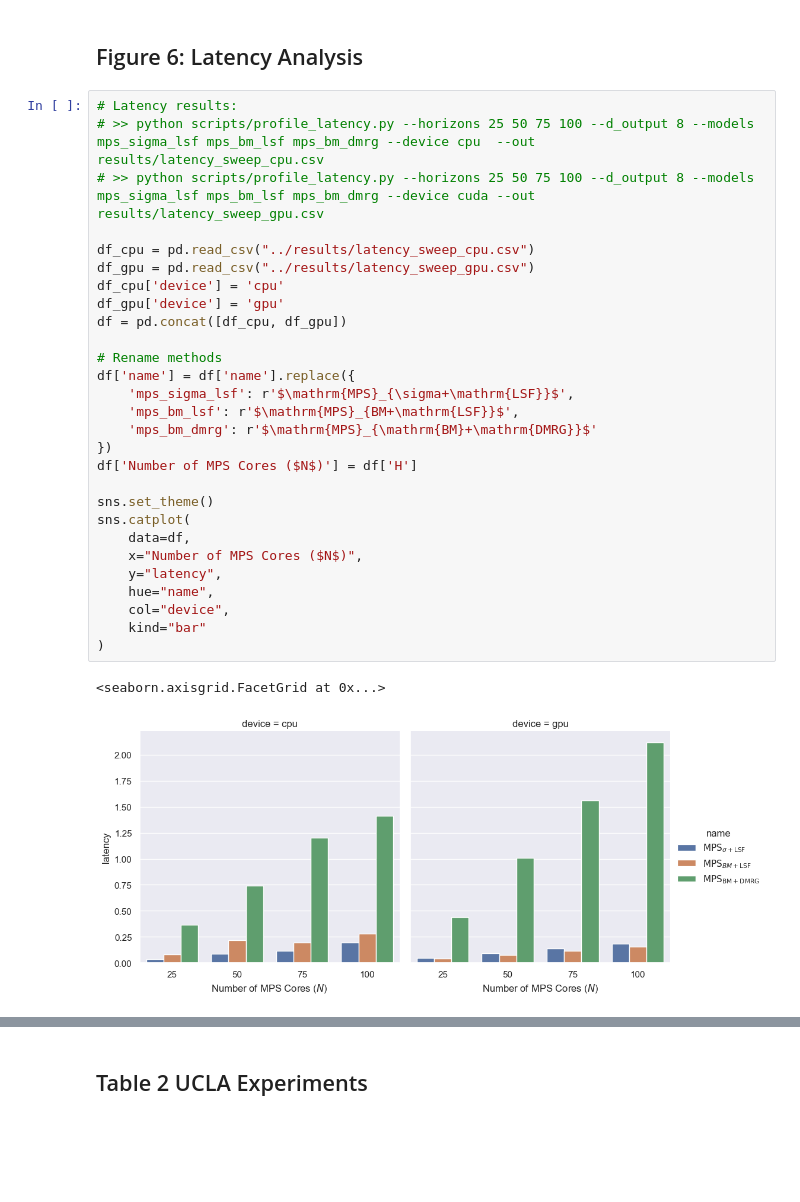
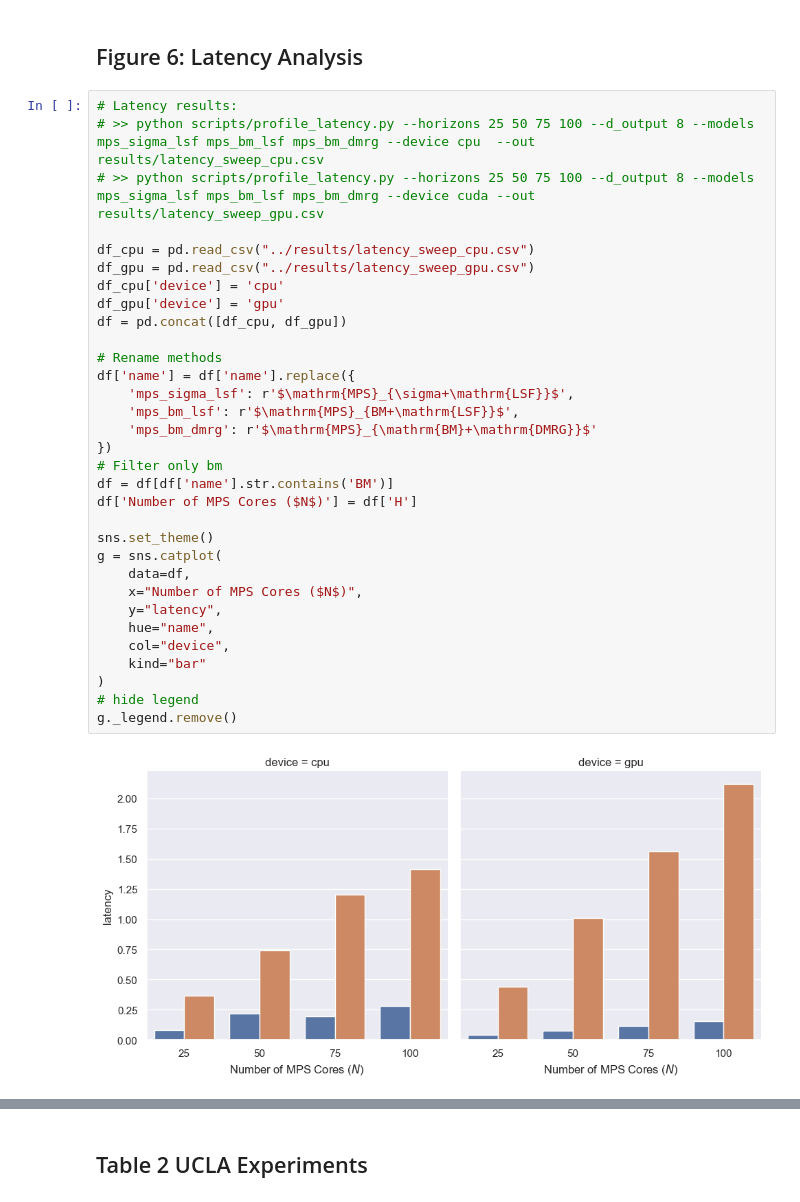
Before and after one commit to marawangamal/ptn, a Jupyter notebook: scripts/results.ipynb, the cells around one changed output, grey strips where cells are left out. Cells and saved outputs as stored; diff of their text form; blank space fills up the shorter version.

```diff
--- a/scripts/results.ipynb
+++ b/scripts/results.ipynb
@@ -207,34 +220,37 @@ plt.show()
 # %%
 # Latency results:
 # >> python scripts/profile_latency.py --horizons 25 50 75 100 --d_output 8 --models mps_sigma_lsf mps_bm_lsf mps_bm_dmrg --device cpu  --out results/latency_sweep_cpu.csv
 # >> python scripts/profile_latency.py --horizons 25 50 75 100 --d_output 8 --models mps_sigma_lsf mps_bm_lsf mps_bm_dmrg --device cuda --out results/latency_sweep_gpu.csv
 
 df_cpu = pd.read_csv("../results/latency_sweep_cpu.csv")
 df_gpu = pd.read_csv("../results/latency_sweep_gpu.csv")
 df_cpu['device'] = 'cpu'
 df_gpu['device'] = 'gpu'
 df = pd.concat([df_cpu, df_gpu])
 
 # Rename methods
 df['name'] = df['name'].replace({
     'mps_sigma_lsf': r'$\mathrm{MPS}_{\sigma+\mathrm{LSF}}$',
     'mps_bm_lsf': r'$\mathrm{MPS}_{BM+\mathrm{LSF}}$',
     'mps_bm_dmrg': r'$\mathrm{MPS}_{\mathrm{BM}+\mathrm{DMRG}}$'
 })
+# Filter only bm
+df = df[df['name'].str.contains('BM')]
 df['Number of MPS Cores ($N$)'] = df['H']
 
 sns.set_theme()
-sns.catplot(
+g = sns.catplot(
     data=df,
     x="Number of MPS Cores ($N$)",
     y="latency",
     hue="name",
     col="device",
     kind="bar"
 )
+# hide legend
+g._legend.remove()
 # %% [output]
-<seaborn.axisgrid.FacetGrid at 0x...>
-[figure, old version]
+[figure, new version]
 # %%
 # Memory results:
 # >> python scripts/profile_memory.py --d_outputs 64 128 256 512 1024 --models mps_sigma_lsf mps_bm_lsf mps_bm_dmrg
```
Also changed, not shown: parts of 10 cells of this notebook, 10 other files.
